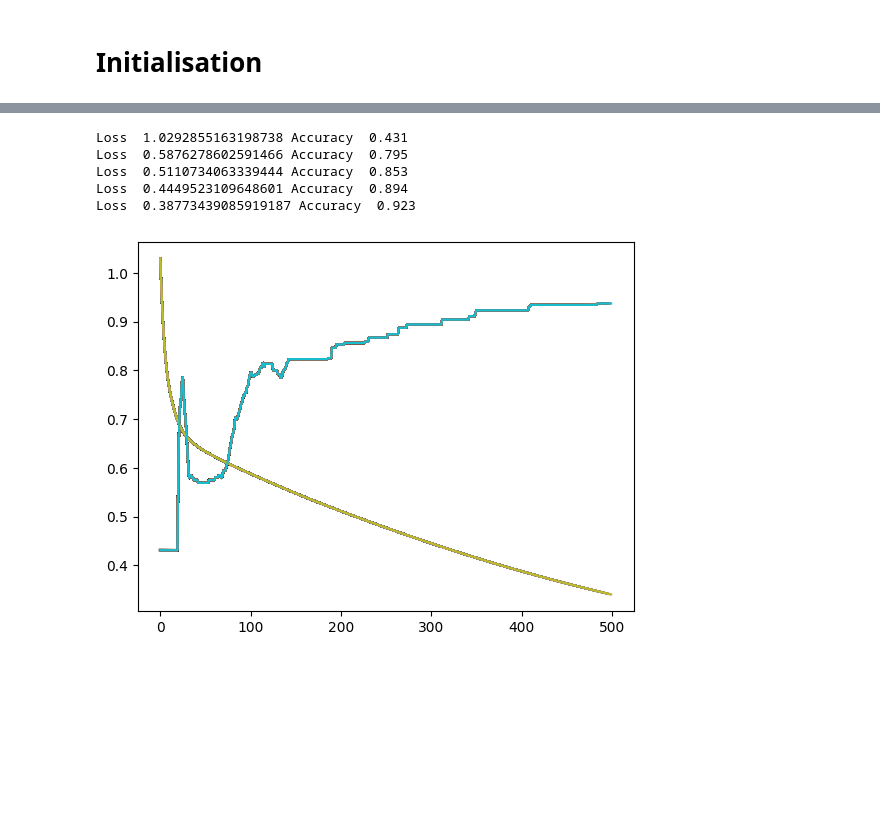
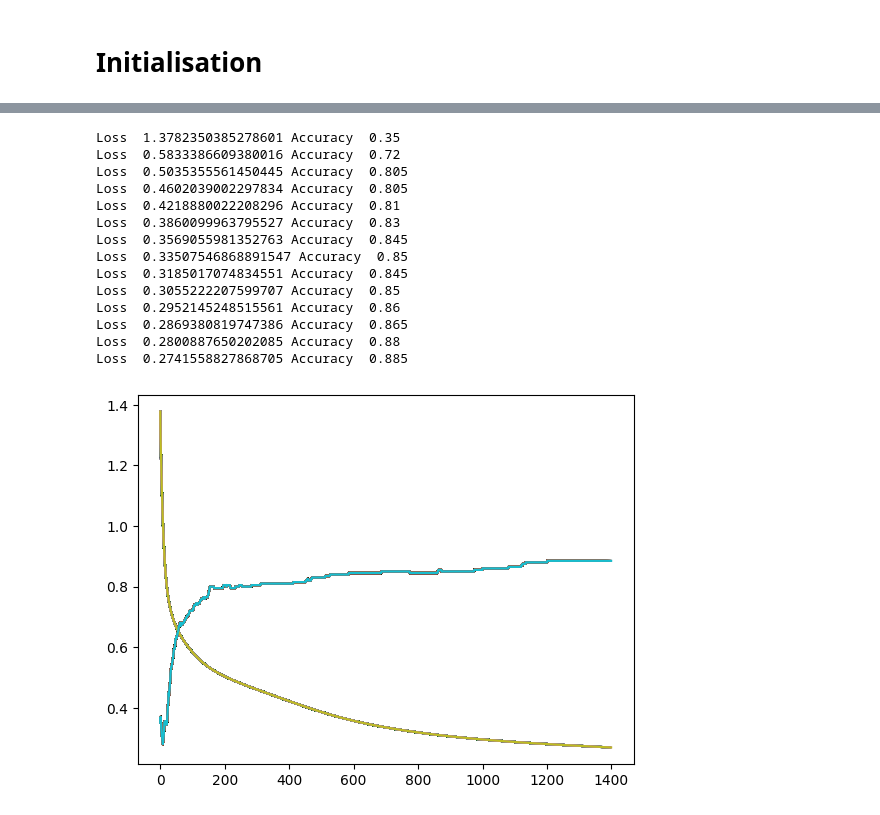
Before and after one commit to mahalmadane/MachineLearning, a Jupyter notebook: multi_couches_neurone.ipynb, the cells around one changed output, grey strips where cells are left out. Drawn from its saved outputs; the diff is of its cells as text; code cells hidden in the pictures; blank space fills up the shorter version.

```diff
--- a/multi_couches_neurone.ipynb
+++ b/multi_couches_neurone.ipynb
@@ -166,13 +166,13 @@ def reseau_neurone(x,y,parametre,couches,epoch=100,learning_rate=0.1):
 # %% [markdown]
 # Initialisation
 # %%
-
+np.random.seed(42)
 couches=[2,4,1,8,4,1]
 def init_weights(nbr_inputs,couches):
     parametre={}
     for i in range(0,len(couches)):
-       parametre["w"+str(i)]=np.random.randn(nbr_inputs,couches[i])*0.4
-       parametre["b"+str(i)]=np.ones((1,couches[i]))
+       parametre["w"+str(i)]=np.random.randn(nbr_inputs,couches[i])*3
+       parametre["b"+str(i)]=np.ones((1,couches[i]))*2
        nbr_inputs=couches[i]
     return parametre
 
@@ -206,10 +206,10 @@ array([[1],
        [1],
        [1]])
 # %%
-# X,Y=make_circles(shuffle= True, noise=0.2, factor=0.5, random_state=1,n_samples=100)
-# Y=Y.reshape(-1,1)
-X=data[['experience_years','projet']].to_numpy()
-Y=data['embaucher'].to_numpy().reshape(-1,1)
+X,Y=make_circles(shuffle= True, noise=0.2, factor=0.5, random_state=1,n_samples=200)
+Y=Y.reshape(-1,1)
+# X=data[['experience_years','projet']].to_numpy()
+# Y=data['embaucher'].to_numpy().reshape(-1,1)
 plt.scatter(X[:,0],X[:,1],c=Y,cmap='bwr',edgecolors='k')
 # %% [output]
 <matplotlib.collections.PathCollection at 0x...>
@@ -217,15 +223,28 @@ plt.scatter(X[:,0],X[:,1],c=Y,cmap='bwr',edgecolors='k')
 # %%
 # Initiation dernier couches toujours 1
-couches=np.array([4,1])
+# n=3
+# couches=np.zeros((1, n))+n
+# couches[0,n-1]=1
+# couches=couches.reshape(-1,1).shape
+couches=[3,8,32,1]
 params=init_weights(X.shape[1],couches)
-params=reseau_neurone(X,Y,params,couches,epoch=500,learning_rate=0.1)
+params=reseau_neurone(X,Y,params,couches,epoch=1400,learning_rate=0.1)
 # %% [output]
-Loss  1.0292855163198738 Accuracy  0.431
-Loss  0.5876278602591466 Accuracy  0.795
-Loss  0.5110734063339444 Accuracy  0.853
-Loss  0.4449523109648601 Accuracy  0.894
-Loss  0.38773439085919187 Accuracy  0.923
+Loss  1.3782350385278601 Accuracy  0.35
+Loss  0.5833386609380016 Accuracy  0.72
+Loss  0.5035355561450445 Accuracy  0.805
+Loss  0.4602039002297834 Accuracy  0.805
+Loss  0.4218880022208296 Accuracy  0.81
+Loss  0.3860099963795527 Accuracy  0.83
+Loss  0.3569055981352763 Accuracy  0.845
+Loss  0.33507546868891547 Accuracy  0.85
+Loss  0.3185017074834551 Accuracy  0.845
+Loss  0.3055222207599707 Accuracy  0.85
+Loss  0.2952145248515561 Accuracy  0.86
+Loss  0.2869380819747386 Accuracy  0.865
+Loss  0.2800887650202085 Accuracy  0.88
+Loss  0.2741558827868705 Accuracy  0.885
-[figure, old version]
+[figure, new version]
 # %%
 x_min,x_max=X[:,0].min()-1,X[:,0].max()+1
 y_min,y_max=X[:,1].min()-1,X[:,1].max()+1
```
Also changed, not shown: parts of 4 cells of this notebook.
